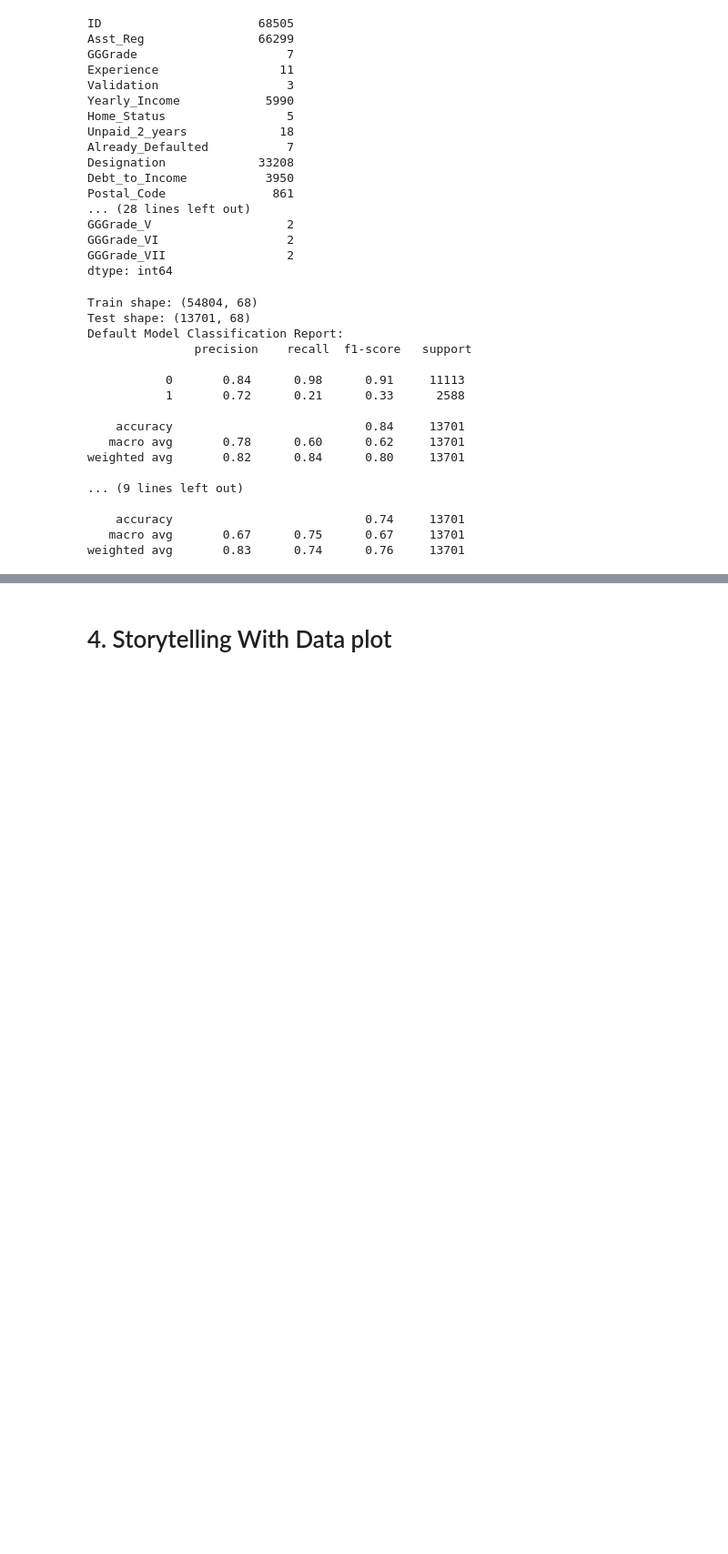
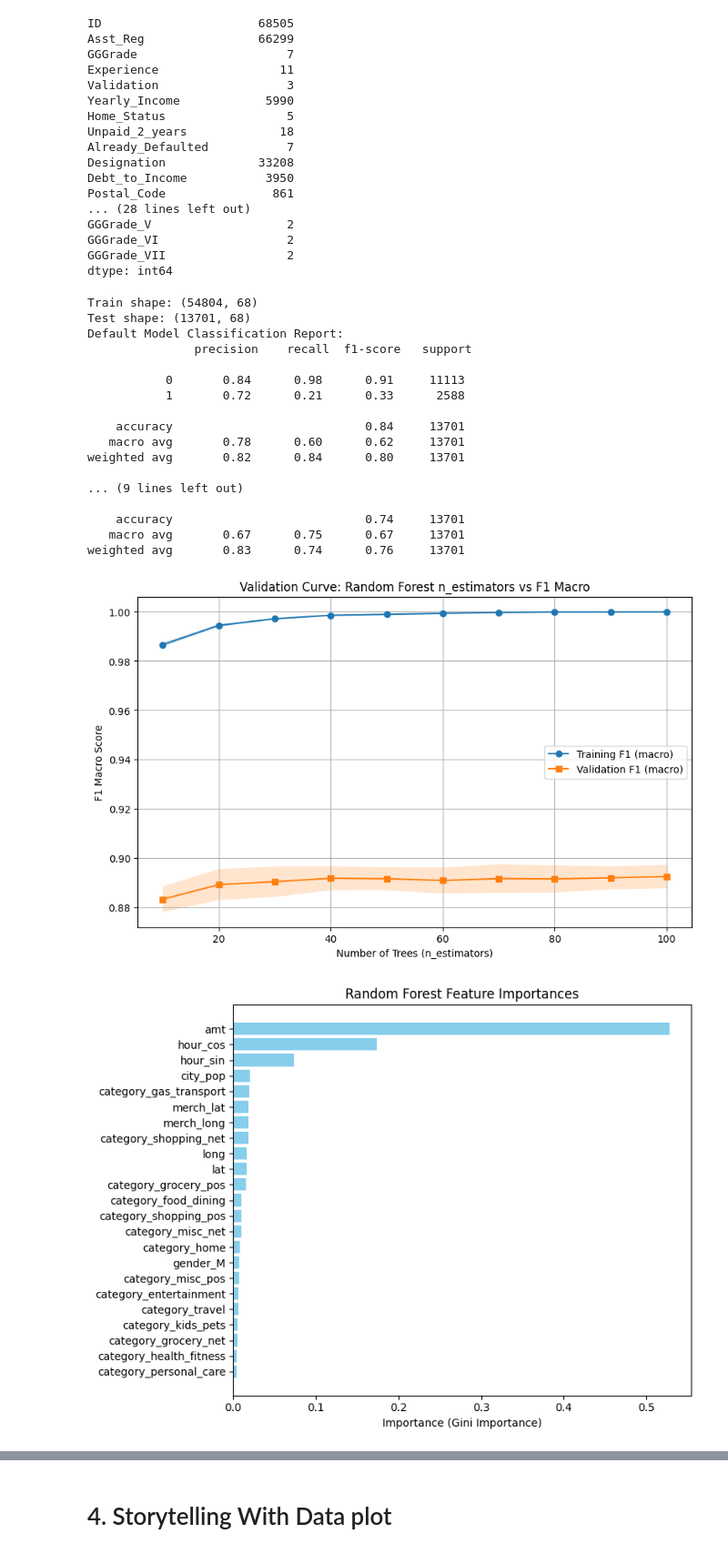
Before and after one commit to abcbbong/699_O2, a Jupyter notebook: OMDS-MODB2-Week11-Lee-JaeHoon.ipynb, the cells around one changed output, grey strips where cells are left out. Shown at 91% size. Cells and saved outputs as stored; diff of their text form; code cells hidden in the pictures; blank space fills up the shorter version.

```diff
--- a/OMDS-MODB2-Week11-Lee-JaeHoon.ipynb
+++ b/OMDS-MODB2-Week11-Lee-JaeHoon.ipynb
@@ -541,3 +561,58 @@ weighted avg       0.82      0.84      0.80     13701
     accuracy                           0.74     13701
    macro avg       0.67      0.75      0.67     13701
 weighted avg       0.83      0.74      0.76     13701
+# %%
+from sklearn.model_selection import validation_curve
+
+# 1) Validation Curve: show how F1 macro score changes as n_estimators increases
+# Define the range of tree counts to evaluate (e.g., 10 to 100 in steps of 10)
+param_range = np.arange(10, 110, 10)
+
+# Compute training and validation scores for each value of n_estimators
+train_scores, valid_scores = validation_curve(
+    RandomForestClassifier(random_state=42, class_weight='balanced', n_jobs=-1),
+    X_cfd_train,
+    y_cfd_train,
+    param_name="n_estimators",
+    param_range=param_range,
+    cv=5,
+    scoring="f1_macro",
+    n_jobs=-1
+)
+
+# Compute means and standard deviations across cross‑validation folds
+train_mean = train_scores.mean(axis=1)
+train_std  = train_scores.std(axis=1)
+valid_mean = valid_scores.mean(axis=1)
+valid_std  = valid_scores.std(axis=1)
+
+# Plot the training and validation curves with error bands
+plt.figure(figsize=(10, 6))
+plt.plot(param_range, train_mean, label="Training F1 (macro)", marker="o")
+plt.fill_between(param_range, train_mean - train_std, train_mean + train_std, alpha=0.2)
+plt.plot(param_range, valid_mean, label="Validation F1 (macro)", marker="s")
+plt.fill_between(param_range, valid_mean - valid_std, valid_mean + valid_std, alpha=0.2)
+plt.xlabel("Number of Trees (n_estimators)")
+plt.ylabel("F1 Macro Score")
+plt.title("Validation Curve: Random Forest n_estimators vs F1 Macro")
+plt.legend()
+plt.grid(True)
+plt.show()
+
+# 2) Feature Importance Bar Chart
+# Assume 'best_rf' is a tuned RandomForestClassifier (e.g., from GridSearchCV);
+# if not, use the default model 'rf' instead.
+feature_names = X_cfd_train.columns
+importances   = best_rf.feature_importances_
+
+# Sort features by importance so the bar chart is in ascending order
+indices = np.argsort(importances)
+plt.figure(figsize=(8, 6))
+plt.barh(feature_names[indices], importances[indices], color="skyblue")
+plt.xlabel("Importance (Gini Importance)")
+plt.title("Random Forest Feature Importances")
+plt.tight_layout()
+plt.show()
+# %% [output]
+[figure, added]
+[figure, added]
```
Also changed, not shown: parts of 4 cells of this notebook.
